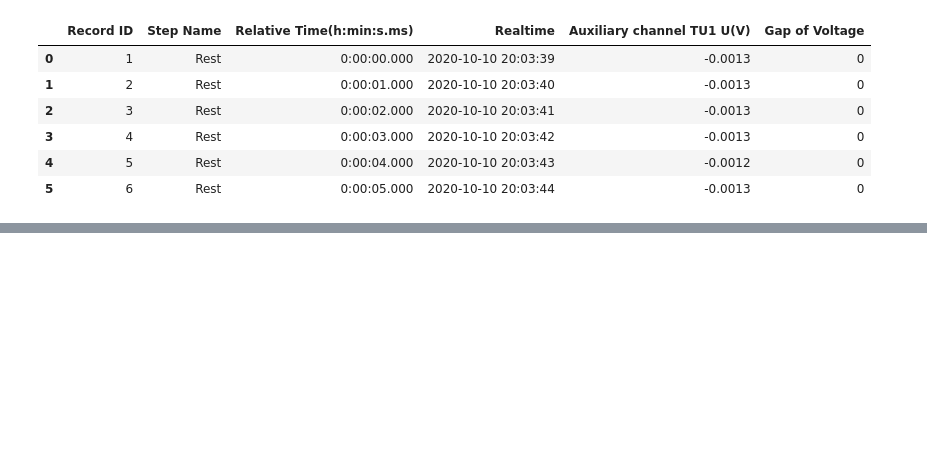
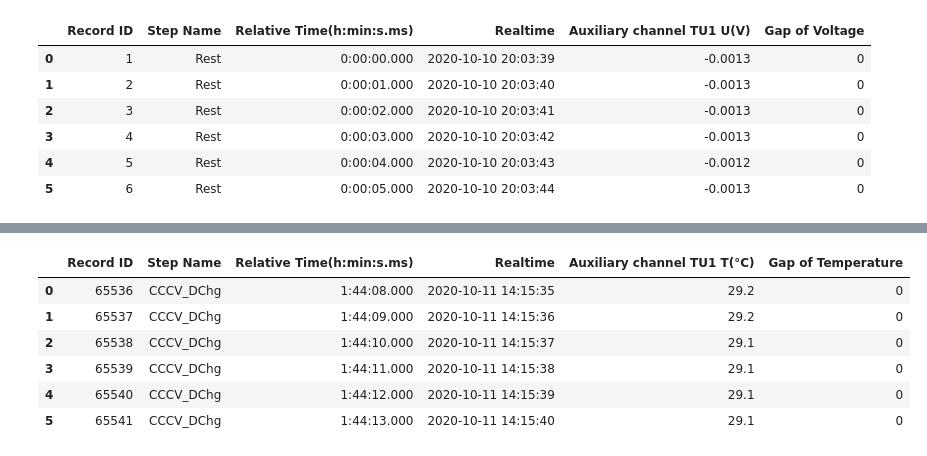
Before and after one commit to 121ananya/Numan_task, a Jupyter notebook: numan.ipynb, the cells around one changed output, grey strips where cells are left out. Drawn from its saved outputs; the diff is of its cells as text; code cells hidden in the pictures; blank space fills up the shorter version.

```diff
--- a/numan.ipynb
+++ b/numan.ipynb
@@ -113,0 +134,10 @@ temp7=pd.read_excel(r'C:\Users\sinha\Desktop\data_1.xlsx',sheet_name='DetailTemp
+# %%
+temp2[:6]
+# %% [output]
+|  | Record ID | Step Name | Relative Time(h:min:s.ms) | Realtime | Auxiliary channel TU1 T(°C) | Gap of Temperature |
+| 0 | 65536 | CCCV_DChg | 1:44:08.000 | 2020-10-11 14:15:35 | 29.2 | 0 |
+| 1 | 65537 | CCCV_DChg | 1:44:09.000 | 2020-10-11 14:15:36 | 29.2 | 0 |
+| 2 | 65538 | CCCV_DChg | 1:44:10.000 | 2020-10-11 14:15:37 | 29.1 | 0 |
+| 3 | 65539 | CCCV_DChg | 1:44:11.000 | 2020-10-11 14:15:38 | 29.1 | 0 |
+| 4 | 65540 | CCCV_DChg | 1:44:12.000 | 2020-10-11 14:15:39 | 29.1 | 0 |
+| 5 | 65541 | CCCV_DChg | 1:44:13.000 | 2020-10-11 14:15:40 | 29.1 | 0 |
```
Also changed, not shown: parts of 15 cells of this notebook.
